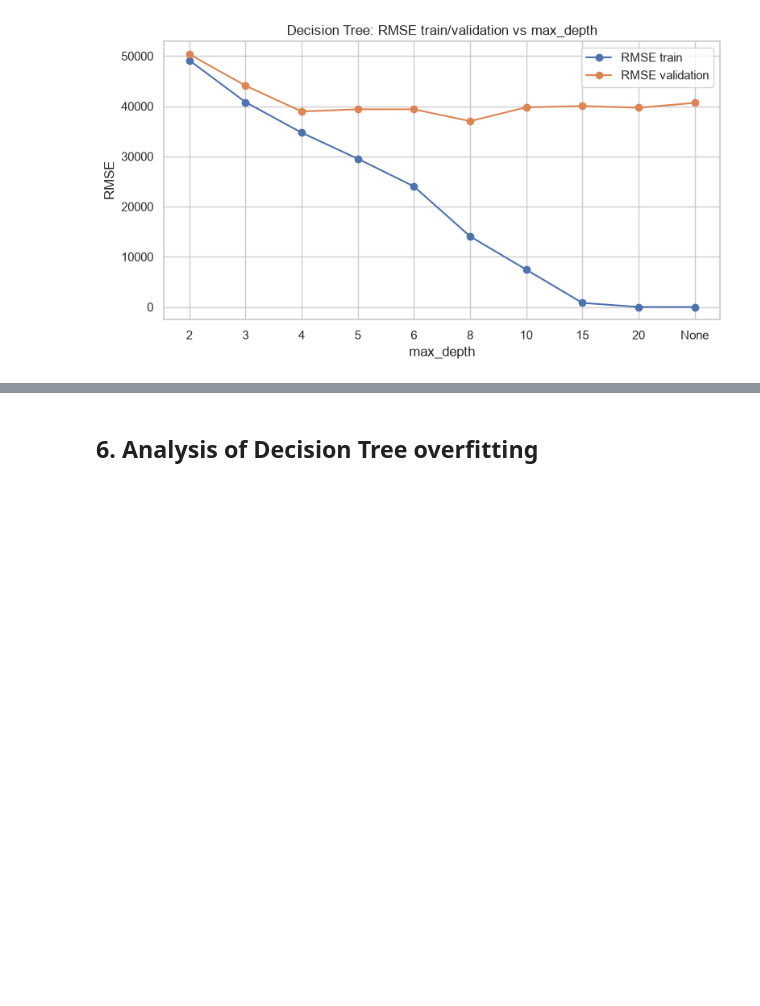
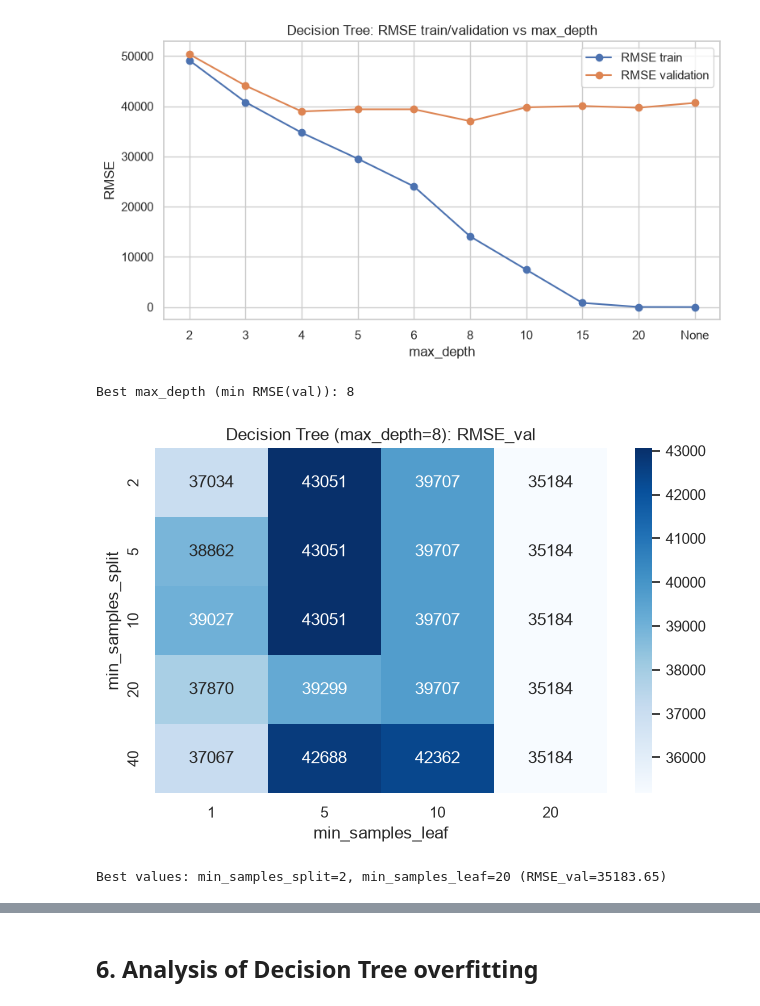
Before and after one commit to anuri-el/Machine-Learning-Technologies, a Jupyter notebook: trees.ipynb, the cells around one changed output, grey strips where cells are left out. Drawn from its saved outputs; the diff is of its cells as text; code cells hidden in the pictures; blank space fills up the shorter version.

```diff
--- a/trees.ipynb
+++ b/trees.ipynb
@@ -294,3 +295,40 @@ plt.tight_layout()
 plt.show()
 # %% [output]
 [figure]
+# %%
+best_depth_idx = dt_depth_df['RMSE_val'].idxmin()
+best_max_depth = dt_depth_df.loc[best_depth_idx, 'max_depth']
+best_max_depth = None if best_max_depth == 'None' else int(best_max_depth)
+print(f"Best max_depth (min RMSE(val)): {best_max_depth}")
+# %% [output]
+Best max_depth (min RMSE(val)): 8
+# %%
+min_samples_split_values = [2, 5, 10, 20, 40]
+min_samples_leaf_values = [1, 5, 10, 20]
+
+mss_msl_results = []
+for mss in min_samples_split_values:
+    for msl in min_samples_leaf_values:
+        model = DecisionTreeRegressor(max_depth=best_max_depth, min_samples_split=mss,
+                                      min_samples_leaf=msl, random_state=RANDOM_STATE)
+        model.fit(X_train_final, y_train_final)
+        val_m = regression_metrics(y_val_final, model.predict(X_val_final))
+        mss_msl_results.append({'min_samples_split': mss, 'min_samples_leaf': msl,
+                                'RMSE_val': val_m['RMSE'], 'R2_val': val_m['R2']})
+
+mss_msl_df = pd.DataFrame(mss_msl_results)
+pivot_mss_msl = mss_msl_df.pivot(index='min_samples_split', columns='min_samples_leaf', values='RMSE_val')
+
+plt.figure(figsize=(6.5, 4.5))
+sns.heatmap(pivot_mss_msl, annot=True, fmt='.0f', cmap='Blues')
+plt.title(f'Decision Tree (max_depth={best_max_depth}): RMSE_val')
+plt.tight_layout()
+plt.show()
+
+best_row = mss_msl_df.loc[mss_msl_df['RMSE_val'].idxmin()]
+best_min_samples_split = int(best_row['min_samples_split'])
+best_min_samples_leaf = int(best_row['min_samples_leaf'])
+print(f"Best values: min_samples_split={best_min_samples_split}, min_samples_leaf={best_min_samples_leaf} (RMSE_val={best_row['RMSE_val']:.2f})")
+# %% [output]
+[figure, added]
+Best values: min_samples_split=2, min_samples_leaf=20 (RMSE_val=35183.65)
```
Also changed, not shown: parts of 14 cells of this notebook.
